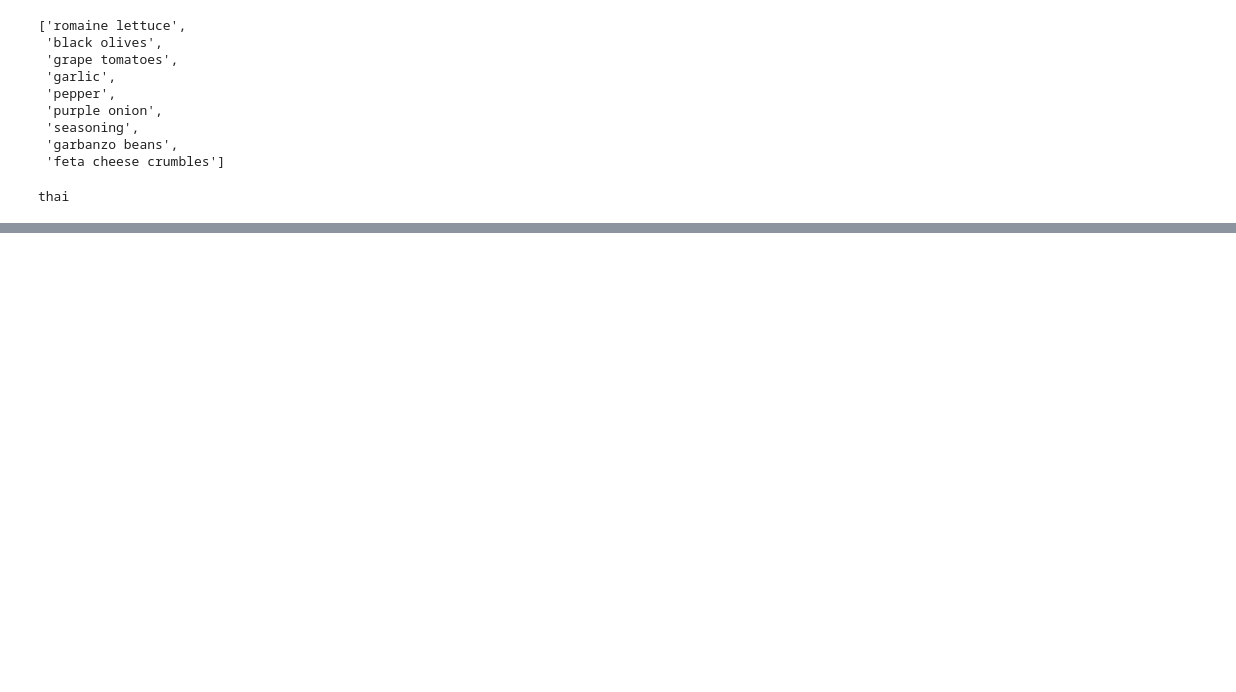
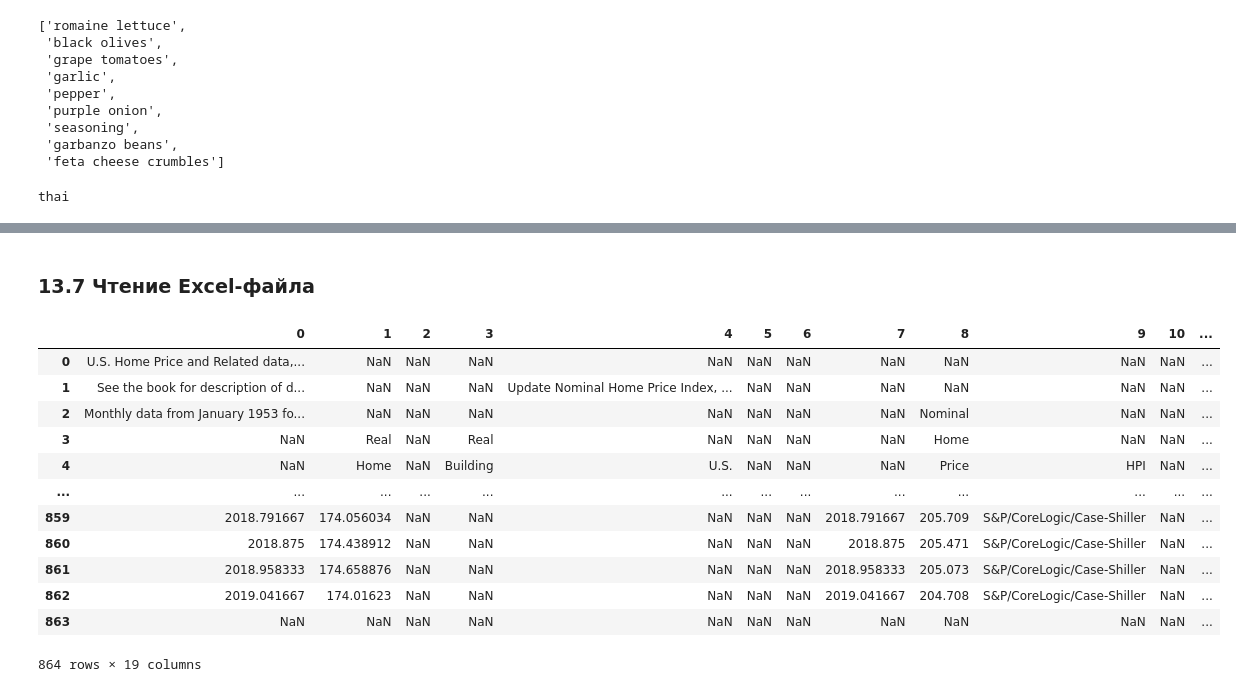
Before and after one commit to Anuar007mm/3.2.Python, a Jupyter notebook: Skillfactory/PYTHON-13. Работа с файлами разных форматов/SRS.ipynb, the cells around one changed output, grey strips where cells are left out. Cells and saved outputs as stored; diff of their text form; code cells hidden in the pictures; blank space fills up the shorter version.

```diff
--- a/Skillfactory/PYTHON-13. Работа с файлами разных форматов/SRS.ipynb
+++ b/Skillfactory/PYTHON-13. Работа с файлами разных форматов/SRS.ipynb
@@ -156,0 +253,2 @@ KeyError: 'sugar'
+# %% [markdown]
+### 13.7 Чтение Excel-файла
@@ -156,0 +257,19 @@ KeyError: 'sugar'
+# %%
+data = pd.read_excel('Fig3-1.xls', header=None)
+# %%
+pd.set_option('display.max_columns', None)
+data
+# %% [output]
+|  | 0 | 1 | 2 | 3 | 4 | 5 | 6 | 7 | 8 | 9 | 10 | ... |
+| 0 | U.S. Home Price and Related data,... | NaN | NaN | NaN | NaN | NaN | NaN | NaN | NaN | NaN | NaN | ... |
+| 1 | See the book for description of d... | NaN | NaN | NaN | Update Nominal Home Price Index, ... | NaN | NaN | NaN | NaN | NaN | NaN | ... |
+| 2 | Monthly data from January 1953 fo... | NaN | NaN | NaN | NaN | NaN | NaN | NaN | Nominal | NaN | NaN | ... |
+| 3 | NaN | Real | NaN | Real | NaN | NaN | NaN | NaN | Home | NaN | NaN | ... |
+| 4 | NaN | Home | NaN | Building | U.S. | NaN | NaN | NaN | Price | HPI | NaN | ... |
+| ... | ... | ... | ... | ... | ... | ... | ... | ... | ... | ... | ... | ... |
+| 859 | 2018.791667 | 174.056034 | NaN | NaN | NaN | NaN | NaN | 2018.791667 | 205.709 | S&P/CoreLogic/Case-Shiller | NaN | ... |
+| 860 | 2018.875 | 174.438912 | NaN | NaN | NaN | NaN | NaN | 2018.875 | 205.471 | S&P/CoreLogic/Case-Shiller | NaN | ... |
+| 861 | 2018.958333 | 174.658876 | NaN | NaN | NaN | NaN | NaN | 2018.958333 | 205.073 | S&P/CoreLogic/Case-Shiller | NaN | ... |
+| 862 | 2019.041667 | 174.01623 | NaN | NaN | NaN | NaN | NaN | 2019.041667 | 204.708 | S&P/CoreLogic/Case-Shiller | NaN | ... |
+| 863 | NaN | NaN | NaN | NaN | NaN | NaN | NaN | NaN | NaN | NaN | NaN | ... |
+864 rows × 19 columns
```
Also changed, not shown: parts of 57 cells of this notebook, 1 other file.
